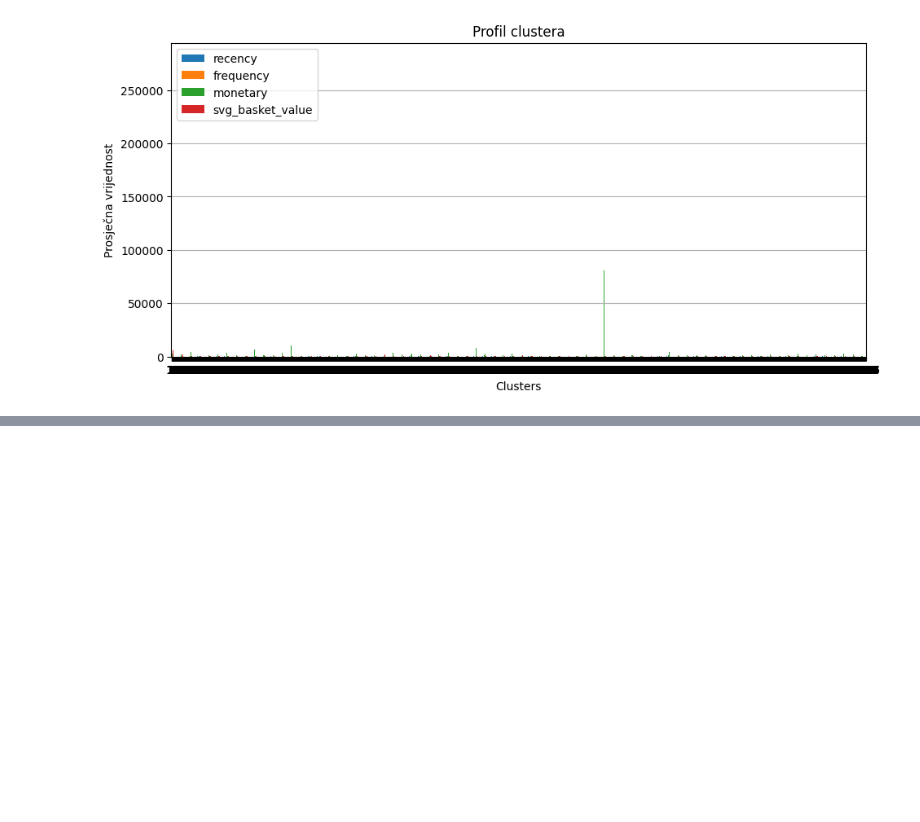
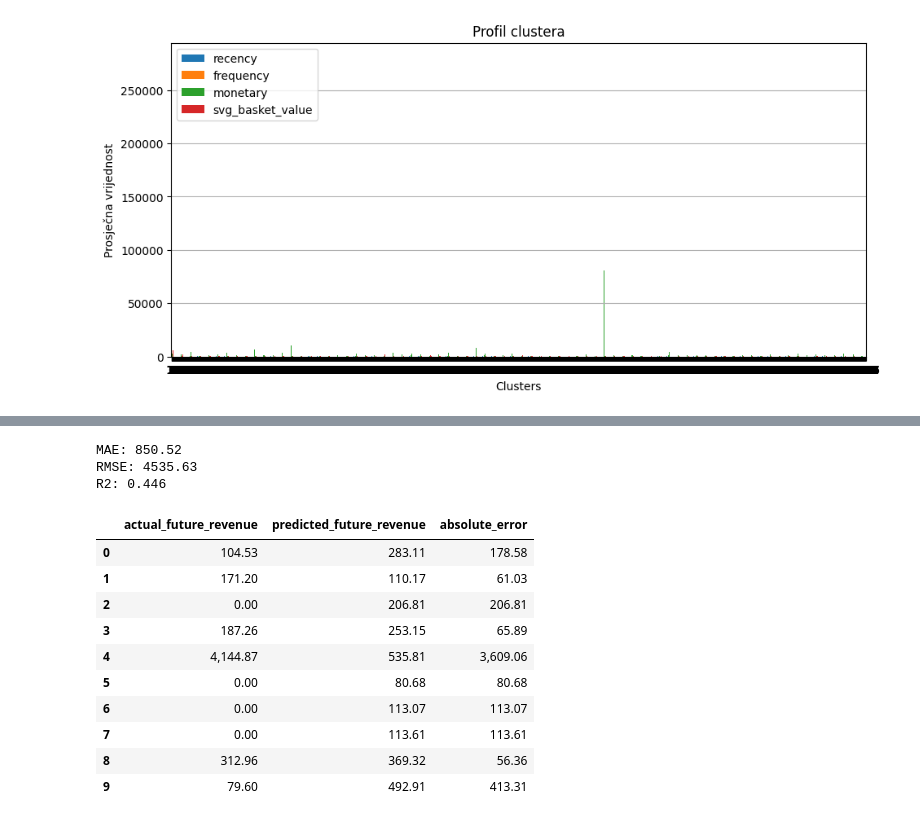
Before and after one commit to python-developer-algebra-klujic/pyds-ponavljanje, a Jupyter notebook: Final project - Online Retail Store.ipynb, the cells around one changed output, grey strips where cells are left out. Saved outputs shown, nothing was run; the diff lists cells and outputs as text; code cells hidden in the pictures; blank space fills up the shorter version.

```diff
--- a/Final project - Online Retail Store.ipynb
+++ b/Final project - Online Retail Store.ipynb
@@ -483,0 +609,52 @@ plt.show()
+# %%
+X_reg = model_df[classification_features]
+y_reg = model_df["future_revenue"]
+
+X_reg_encoded = pd.get_dummies(X_reg, columns=["hist_country"], drop_first=False)
+
+X_train_reg, X_test_reg, y_train_reg, y_test_reg = train_test_split(
+    X_reg_encoded,
+    y_reg,
+    test_size=0.25,
+    random_state=42
+)
+
+reg_model = RandomForestRegressor(n_estimators=120, max_depth=10, random_state=42)
+reg_model.fit(X_train_reg, y_train_reg)
+
+y_pred_reg = reg_model.predict(X_test_reg)
+
+mae = mean_absolute_error(y_test_reg, y_pred_reg)
+rmse = mean_squared_error(y_test_reg, y_pred_reg) ** 0.5
+r2 = r2_score(y_test_reg, y_pred_reg)
+
+print(f"MAE: {mae:.2f}")
+print(f"RMSE: {rmse:.2f}")
+print(f"R2: {r2:.3f}")
+# %% [output]
+MAE: 850.52
+RMSE: 4535.63
+R2: 0.446
+# %%
+reg_results = pd.DataFrame({
+    "actual_future_revenue": y_test_reg.values,
+    "predicted_future_revenue": y_pred_reg
+})
+
+reg_results["absolute_error"] = (
+    reg_results["actual_future_revenue"] - reg_results["predicted_future_revenue"]
+).abs()
+
+reg_results.head(10)
+# %% [output]
+|  | actual_future_revenue | predicted_future_revenue | absolute_error |
+| 0 | 104.53 | 283.11 | 178.58 |
+| 1 | 171.20 | 110.17 | 61.03 |
+| 2 | 0.00 | 206.81 | 206.81 |
+| 3 | 187.26 | 253.15 | 65.89 |
+| 4 | 4,144.87 | 535.81 | 3,609.06 |
+| 5 | 0.00 | 80.68 | 80.68 |
+| 6 | 0.00 | 113.07 | 113.07 |
+| 7 | 0.00 | 113.61 | 113.61 |
+| 8 | 312.96 | 369.32 | 56.36 |
+| 9 | 79.60 | 492.91 | 413.31 |
```
Also changed, not shown: parts of 12 cells of this notebook.
